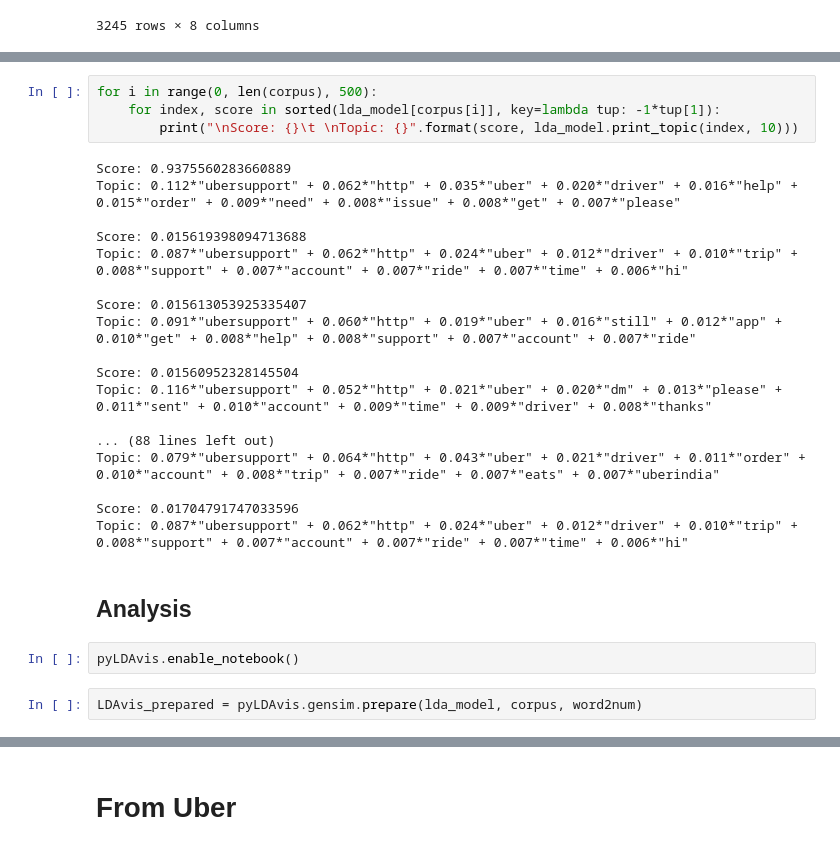
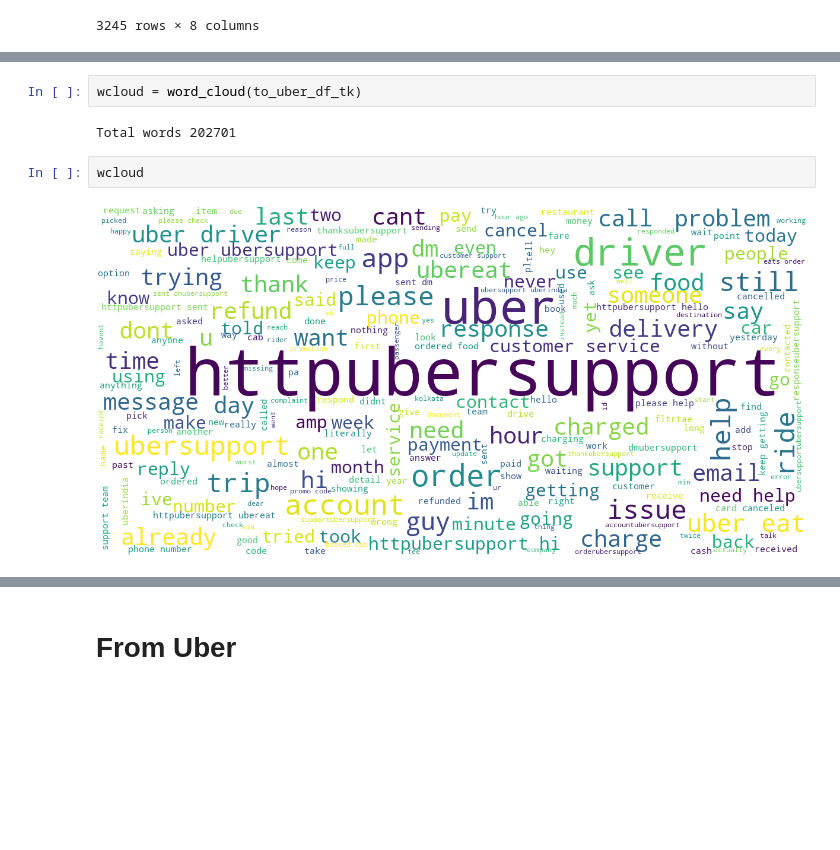
Before and after one commit to bogdan-tanasie/SMF, a Jupyter notebook: TopicModeling.ipynb, the cells around one changed output, grey strips where cells are left out. Drawn from its saved outputs; the diff is of its cells as text; blank space fills up the shorter version.

```diff
--- a/TopicModeling.ipynb
+++ b/TopicModeling.ipynb
@@ -215,28 +131,8 @@ lda_model.print_topics()
-# %%
-for i in range(0, len(corpus), 500):
-    for index, score in sorted(lda_model[corpus[i]], key=lambda tup: -1*tup[1]):
-        print("\nScore: {}\t \nTopic: {}".format(score, lda_model.print_topic(index, 10)))
-# %% [output]
-Score: 0.9375560283660889
-Topic: 0.112*"ubersupport" + 0.062*"http" + 0.035*"uber" + 0.020*"driver" + 0.016*"help" + 0.015*"order" + 0.009*"need" + 0.008*"issue" + 0.008*"get" + 0.007*"please"
-
-Score: 0.015619398094713688
-Topic: 0.087*"ubersupport" + 0.062*"http" + 0.024*"uber" + 0.012*"driver" + 0.010*"trip" + 0.008*"support" + 0.007*"account" + 0.007*"ride" + 0.007*"time" + 0.006*"hi"
-
-Score: 0.015613053925335407
-Topic: 0.091*"ubersupport" + 0.060*"http" + 0.019*"uber" + 0.016*"still" + 0.012*"app" + 0.010*"get" + 0.008*"help" + 0.008*"support" + 0.007*"account" + 0.007*"ride"
-
-Score: 0.01560952328145504
-Topic: 0.116*"ubersupport" + 0.052*"http" + 0.021*"uber" + 0.020*"dm" + 0.013*"please" + 0.011*"sent" + 0.010*"account" + 0.009*"time" + 0.009*"driver" + 0.008*"thanks"
-
-... (88 lines left out)
-Topic: 0.079*"ubersupport" + 0.064*"http" + 0.043*"uber" + 0.021*"driver" + 0.011*"order" + 0.010*"account" + 0.008*"trip" + 0.007*"ride" + 0.007*"eats" + 0.007*"uberindia"
-
-Score: 0.01704791747033596
-Topic: 0.087*"ubersupport" + 0.062*"http" + 0.024*"uber" + 0.012*"driver" + 0.010*"trip" + 0.008*"support" + 0.007*"account" + 0.007*"ride" + 0.007*"time" + 0.006*"hi"
-# %% [markdown]
-## Analysis
-# %%
-pyLDAvis.enable_notebook()
-# %%
-LDAvis_prepared = pyLDAvis.gensim.prepare(lda_model, corpus, word2num)
+# %%
+wcloud = word_cloud(to_uber_df_tk)
+# %% [output]
+Total words 202701
+# %%
+wcloud
+# %% [output]
+[figure, added]
```
Also changed, not shown: parts of 98 cells of this notebook, 13 other files.
